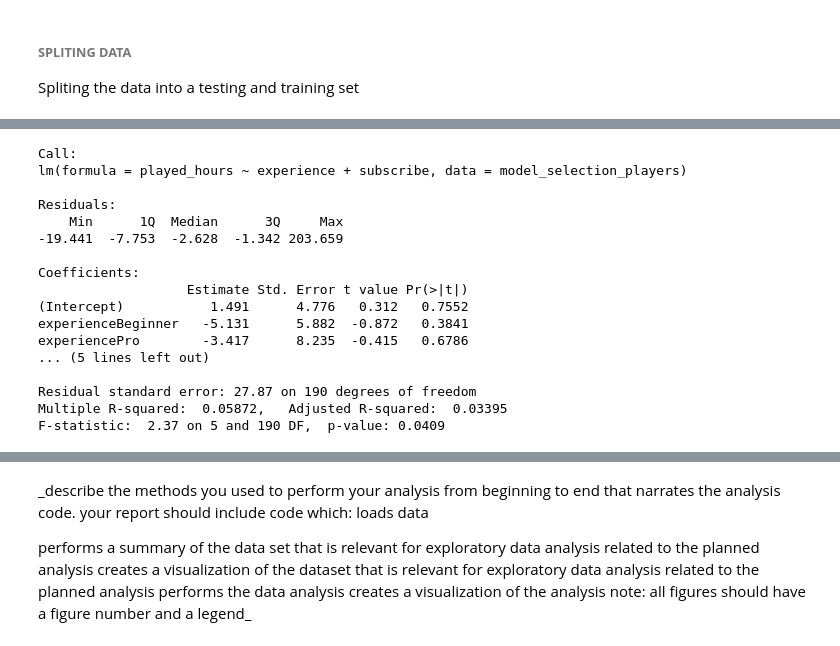
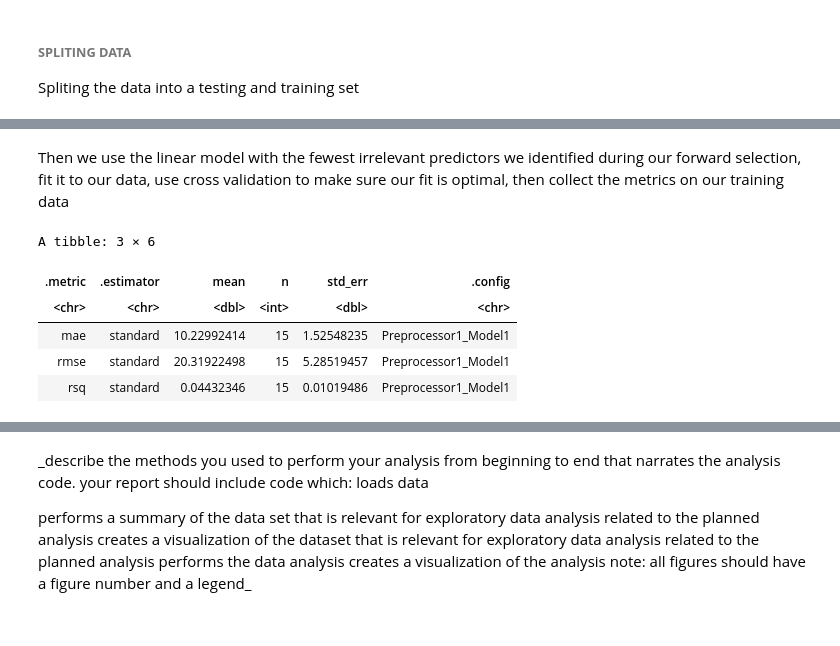
Before and after one commit to vicky-nak/DSCI-Final-Report-24, a Jupyter notebook: Final Report.ipynb, the cells around one changed output, grey strips where cells are left out. Saved outputs shown, nothing was run; the diff lists cells and outputs as text; code cells hidden in the pictures.

```diff
--- a/Final Report.ipynb
+++ b/Final Report.ipynb
@@ -196,21 +248,22 @@ or_players_data_testing  <- testing(or_players_data_split)
+# %% [markdown]
+Then we use the linear model with the fewest irrelevant predictors we identified during our forward selection, fit it to our data, use cross validation to make sure our fit is optimal, then collect the metrics on our training data
 # %%
-lm_model <- lm(played_hours ~ experience + subscribe, data = model_selection_players)
-summary(lm_model)
+lm_spec <- linear_reg() |> set_engine("lm") |> set_mode("regression")
+lm_recipe <- recipe(played_hours~ experience + subscription_status, new_players_data_training) # predicting all predictor variables
+lm_fit <- workflow() |> add_recipe(lm_recipe) |> add_model(lm_spec) |> fit(new_players_data_training)
+
+folds <- vfold_cv(players_data, v = 15)
+cv_results <- fit_resamples(
+  lm_fit,
+  resamples = folds,
+  metrics = metric_set(rmse, mae, rsq),
+  control = control_resamples(save_pred = TRUE)
+)
+collect_metrics(cv_results)
 # %% [output]
-Call:
-lm(formula = played_hours ~ experience + subscribe, data = model_selection_players)
-
-Residuals:
-    Min      1Q  Median      3Q     Max
--19.441  -7.753  -2.628  -1.342 203.659
-
-Coefficients:
-                   Estimate Std. Error t value Pr(>|t|)
-(Intercept)           1.491      4.776   0.312   0.7552
-experienceBeginner   -5.131      5.882  -0.872   0.3841
-experiencePro        -3.417      8.235  -0.415   0.6786
-... (5 lines left out)
-
-Residual standard error: 27.87 on 190 degrees of freedom
-Multiple R-squared:  0.05872,   Adjusted R-squared:  0.03395
-F-statistic:  2.37 on 5 and 190 DF,  p-value: 0.0409
+A tibble: 3 × 6
+| .metric | .estimator | mean | n | std_err | .config |
+| <chr> | <chr> | <dbl> | <int> | <dbl> | <chr> |
+| mae | standard | 10.22992414 | 15 | 1.52548235 | Preprocessor1_Model1 |
+| rmse | standard | 20.31922498 | 15 | 5.28519457 | Preprocessor1_Model1 |
+| rsq | standard | 0.04432346 | 15 | 0.01019486 | Preprocessor1_Model1 |
```
Also changed, not shown: parts of 13 cells of this notebook.
